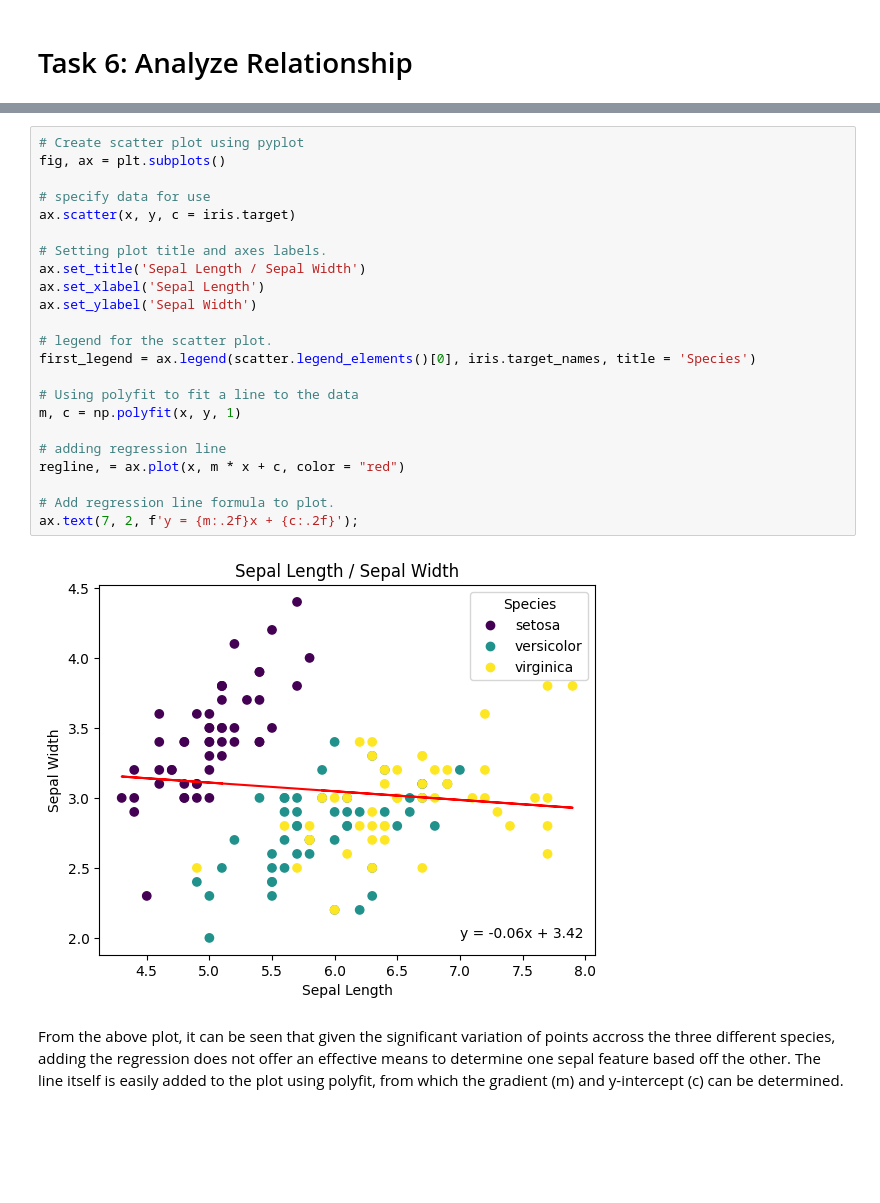
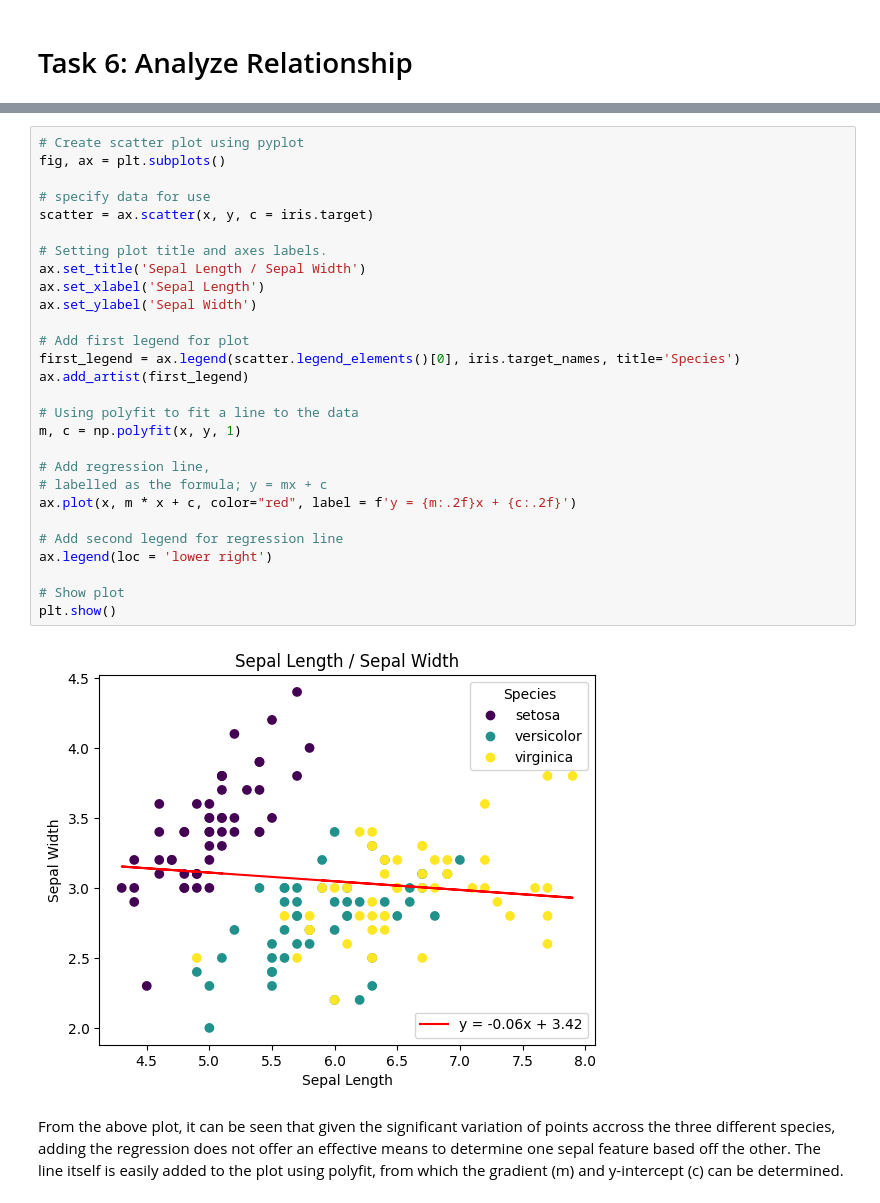
Before and after one commit to danielfinnerty/principles_of_data_analytics, a Jupyter notebook: tasks.ipynb, the cells around one changed output, grey strips where cells are left out. Cells and saved outputs as stored; diff of their text form; blank space fills up the shorter version.

Commit message:
Updatd task 6 comments and code for legends.

```diff
--- a/tasks.ipynb
+++ b/tasks.ipynb
@@ -299,28 +301,33 @@ A regression line will also be applied using numpy.polyfit
 # %%
 # Create scatter plot using pyplot
 fig, ax = plt.subplots()
 
 # specify data for use
-ax.scatter(x, y, c = iris.target)
+scatter = ax.scatter(x, y, c = iris.target)
 
 # Setting plot title and axes labels.
 ax.set_title('Sepal Length / Sepal Width')
 ax.set_xlabel('Sepal Length')
 ax.set_ylabel('Sepal Width')
 
-# legend for the scatter plot.
-first_legend = ax.legend(scatter.legend_elements()[0], iris.target_names, title = 'Species')
+# Add first legend for plot
+first_legend = ax.legend(scatter.legend_elements()[0], iris.target_names, title='Species')
+ax.add_artist(first_legend)
 
 # Using polyfit to fit a line to the data
 m, c = np.polyfit(x, y, 1)
 
-# adding regression line
-regline, = ax.plot(x, m * x + c, color = "red")
+# Add regression line,
+# labelled as the formula; y = mx + c
+ax.plot(x, m * x + c, color="red", label = f'y = {m:.2f}x + {c:.2f}')
 
-# Add regression line formula to plot.
-ax.text(7, 2, f'y = {m:.2f}x + {c:.2f}');
+# Add second legend for regression line
+ax.legend(loc = 'lower right')
+
+# Show plot
+plt.show()
 # %% [output]
-[figure, old version]
+[figure, new version]
 # %% [markdown]
 From the above plot, it can be seen that given the significant variation of points accross the three different species, adding the regression does not offer an effective means to determine one sepal feature based off the other. The line itself is easily added to the plot using polyfit, from which the gradient (m) and y-intercept (c) can be determined.
 # %% [markdown]
```
Also changed, not shown: parts of 4 cells of this notebook.
